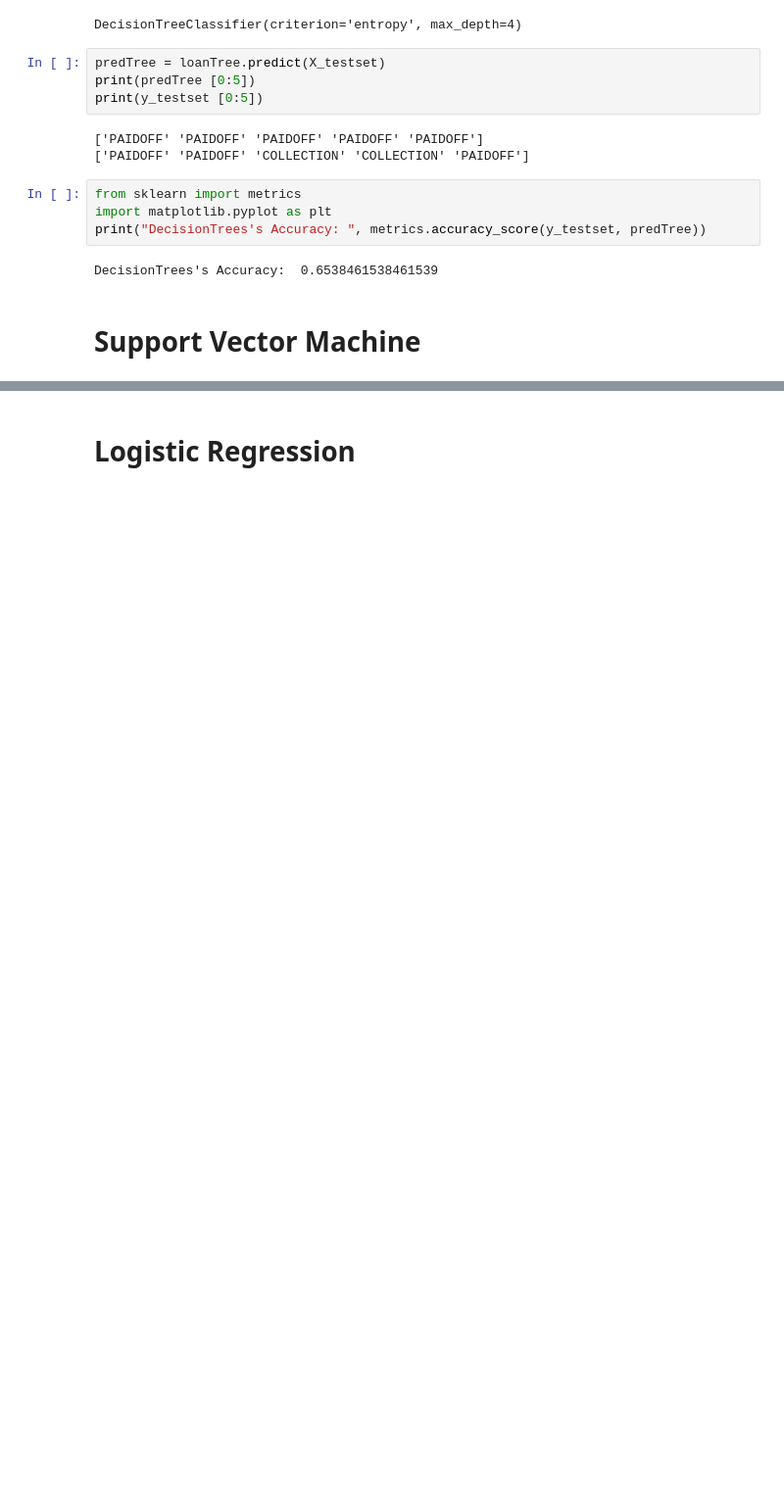
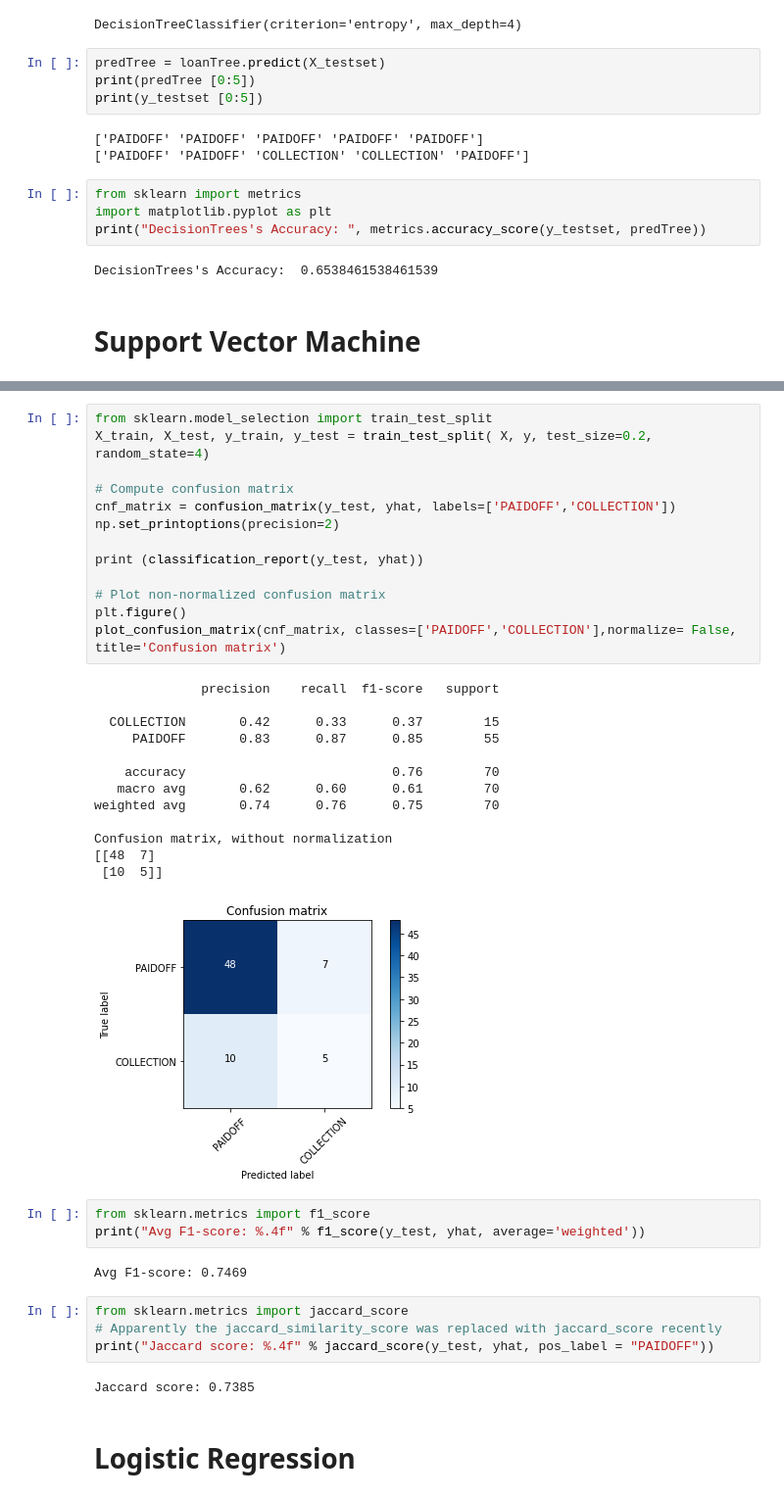
Before and after one commit to SnyderS28/Machine-Learning, a Jupyter notebook: Final Module.ipynb, the cells around one changed output, grey strips where cells are left out. Shown at 98% size. Drawn from its saved outputs; the diff is of its cells as text; blank space fills up the shorter version.

```diff
--- a/Final Module.ipynb
+++ b/Final Module.ipynb
@@ -389,2 +426,40 @@ DecisionTrees's Accuracy:  0.6538461538461539
+# %%
+from sklearn.model_selection import train_test_split
+X_train, X_test, y_train, y_test = train_test_split( X, y, test_size=0.2, random_state=4)
+
+# Compute confusion matrix
+cnf_matrix = confusion_matrix(y_test, yhat, labels=['PAIDOFF','COLLECTION'])
+np.set_printoptions(precision=2)
+
+print (classification_report(y_test, yhat))
+
+# Plot non-normalized confusion matrix
+plt.figure()
+plot_confusion_matrix(cnf_matrix, classes=['PAIDOFF','COLLECTION'],normalize= False,  title='Confusion matrix')
+# %% [output]
+              precision    recall  f1-score   support
+
+  COLLECTION       0.42      0.33      0.37        15
+     PAIDOFF       0.83      0.87      0.85        55
+
+    accuracy                           0.76        70
+   macro avg       0.62      0.60      0.61        70
+weighted avg       0.74      0.76      0.75        70
+
+Confusion matrix, without normalization
+[[48  7]
+ [10  5]]
+[figure, added]
+# %%
+from sklearn.metrics import f1_score
+print("Avg F1-score: %.4f" % f1_score(y_test, yhat, average='weighted'))
+# %% [output]
+Avg F1-score: 0.7469
+# %%
+from sklearn.metrics import jaccard_score
+# Apparently the jaccard_similarity_score was replaced with jaccard_score recently
+print("Jaccard score: %.4f" % jaccard_score(y_test, yhat, pos_label = "PAIDOFF"))
+# %% [output]
+Jaccard score: 0.7385
 # %% [markdown]
 # Logistic Regression
```
Also changed, not shown: parts of 6 cells of this notebook.
